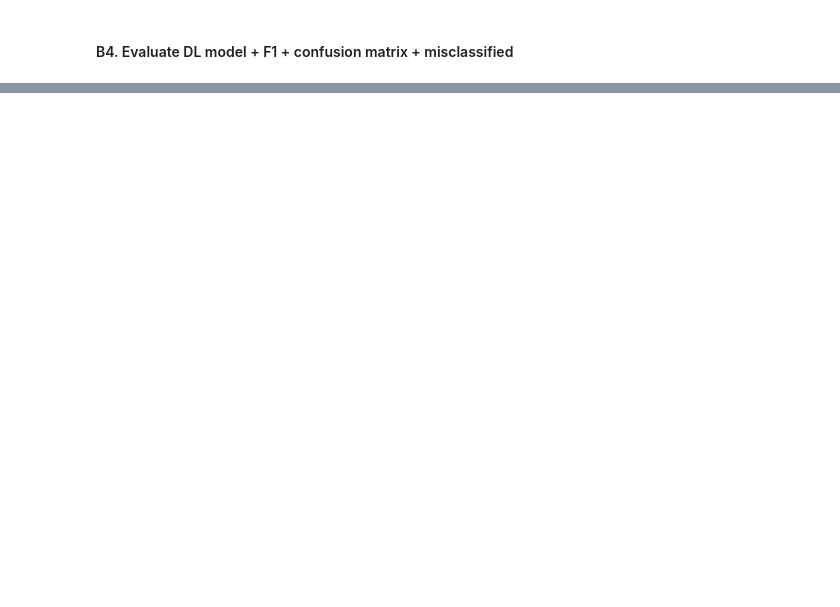
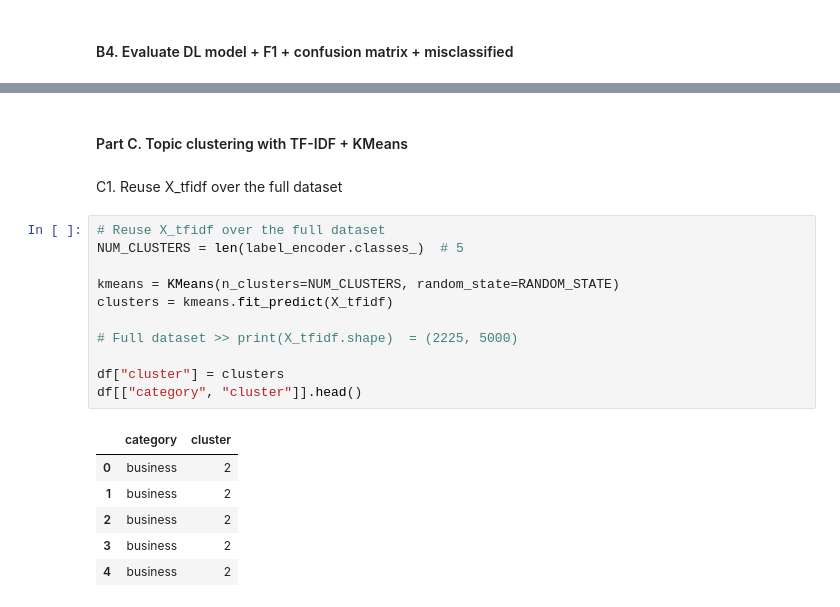
Before and after one commit to Ainedembe-Denis/BBC-News-Summary-ML-DL-Project, a Jupyter notebook: bbc_news_ml_dl_rl.ipynb, the cells around one changed output, grey strips where cells are left out. Saved outputs shown, nothing was run; the diff lists cells and outputs as text; blank space fills up the shorter version.

Commit message:
Part C, Reuse X_tfidf over the full dataset

```diff
--- a/bbc_news_ml_dl_rl.ipynb
+++ b/bbc_news_ml_dl_rl.ipynb
@@ -503,0 +504,22 @@ But Iran's bid to j...
+# %% [markdown]
+#### Part C. Topic clustering with TF-IDF + KMeans
+# %% [markdown]
+C1. Reuse X_tfidf over the full dataset
+# %%
+# Reuse X_tfidf over the full dataset
+NUM_CLUSTERS = len(label_encoder.classes_)  # 5
+
+kmeans = KMeans(n_clusters=NUM_CLUSTERS, random_state=RANDOM_STATE)
+clusters = kmeans.fit_predict(X_tfidf)
+
+# Full dataset >> print(X_tfidf.shape)  = (2225, 5000)
+
+df["cluster"] = clusters
+df[["category", "cluster"]].head()
+# %% [output]
+|  | category | cluster |
+| 0 | business | 2 |
+| 1 | business | 2 |
+| 2 | business | 2 |
+| 3 | business | 2 |
+| 4 | business | 2 |
```
Also changed, not shown: parts of 4 cells of this notebook.
